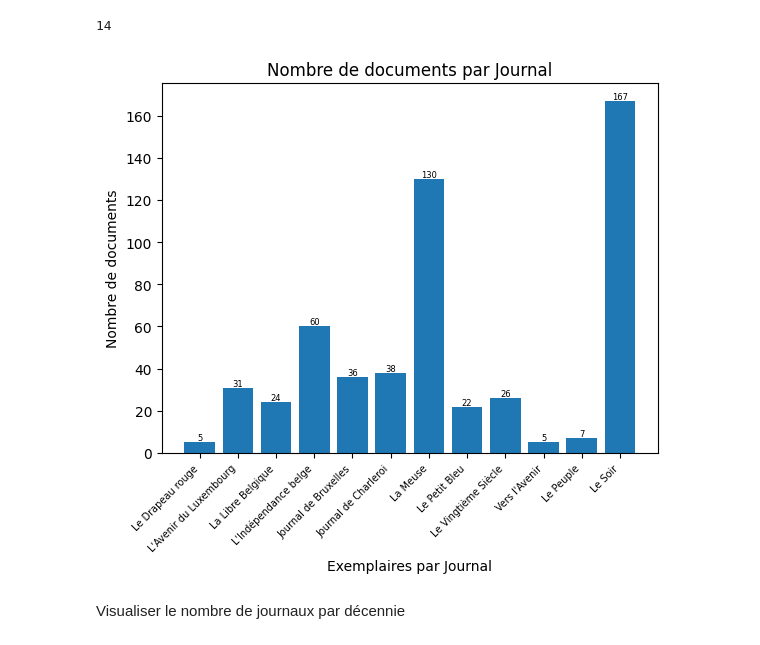
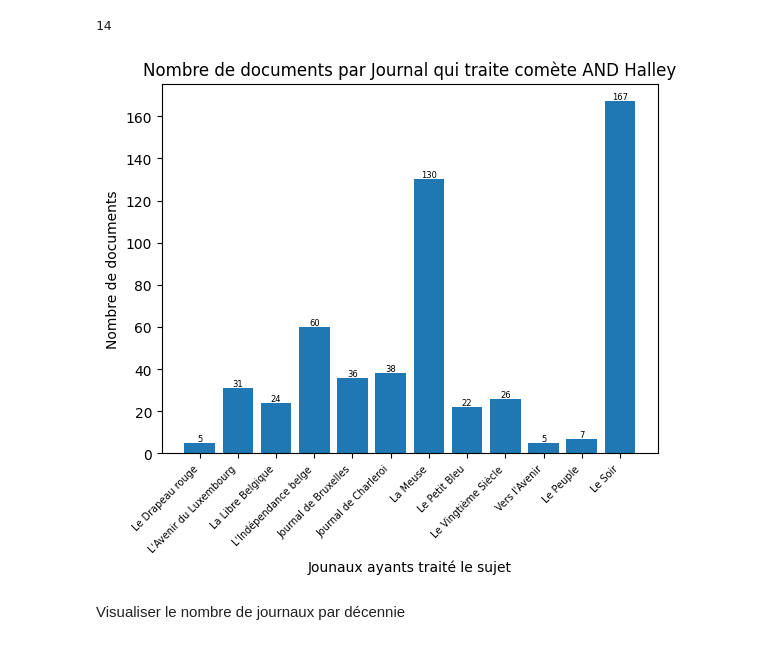
Before and after one commit to CasiaLogan/tac, a Jupyter notebook: tps/tp4/preparer_halley.ipynb, the cells around one changed output. Cells and saved outputs as stored; diff of their text form; code cells hidden in the pictures.

```diff
--- a/tps/tp4/preparer_halley.ipynb
+++ b/tps/tp4/preparer_halley.ipynb
@@ -191,18 +157,18 @@ len(newspaper_names)  # to check that we have all newspaper names
 # %%
 display_names = [newspaper_names.get(code, code) for code in count_newspapers.keys()]
 
 index = np.arange(len(count_newspapers))
 paper_bars = plt.bar(index, count_newspapers.values())
-plt.xlabel('Exemplaires par Journal')
+plt.xlabel('Jounaux ayants traité le sujet')
 plt.ylabel('Nombre de documents')
 plt.xticks(index, display_names, fontsize=7, rotation=45, ha='right')  # ha='right' aligns better with rotation
-plt.title('Nombre de documents par Journal')
+plt.title('Nombre de documents par Journal qui traite comète AND Halley')
 plt.bar_label(paper_bars, label_type='edge', fontsize=6)
 #plt.tight_layout()   Prevents labels from being cut off
 
 plt.show()
 # %% [output]
-[figure, old version]
+[figure, new version]
 # %% [markdown]
 Visualiser le nombre de journaux par décennie
 # %%
```
Also changed, not shown: parts of 7 cells of this notebook, 2 other files.
